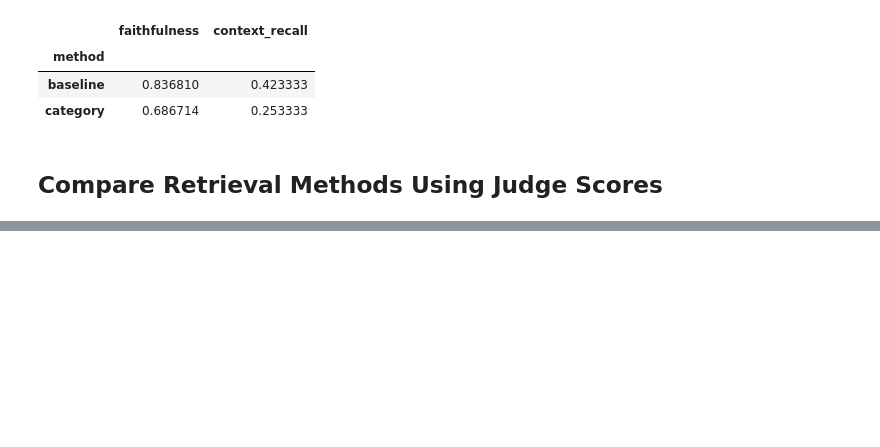
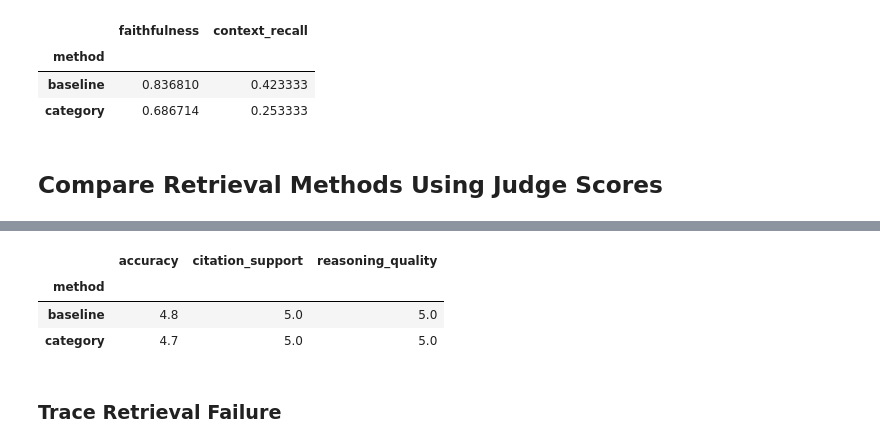
Before and after one commit to andrewaclark248/cosc-650-applied-llm-systems, a Jupyter notebook: week-08/week8.ipynb, the cells around one changed output, grey strips where cells are left out. Cells and saved outputs as stored; diff of their text form; code cells hidden in the pictures; blank space fills up the shorter version.

```diff
--- a/week-08/week8.ipynb
+++ b/week-08/week8.ipynb
@@ -843,3 +837,18 @@ Completed 20 of 20 evaluations
 | 17 | Compare their GOAT cases across d... | category | get_player_stats, get_player_stat... | 5 | 5 | 5 | The answer thoroughly and objecti... |
 | 18 | What was each player's average ru... | baseline | get_player_stats, get_player_stats | 5 | 5 | 5 | The answer directly and accuratel... |
 | 19 | What was each player's average ru... | category | None | 5 | 5 | 5 | The model correctly recognizes th... |
+# %%
+judge_scores = pd.DataFrame(prompt_results)
+
+display(
+    judge_scores.groupby("method")[
+        ["accuracy", "citation_support", "reasoning_quality"]
+    ].mean().round(2)
+)
+# %% [output]
+|  | accuracy | citation_support | reasoning_quality |
+| method |  |  |  |
+| baseline | 4.8 | 5.0 | 5.0 |
+| category | 4.7 | 5.0 | 5.0 |
+# %% [markdown]
+### Trace Retrieval Failure
```
Also changed, not shown: parts of 7 cells of this notebook, 3 other files.
